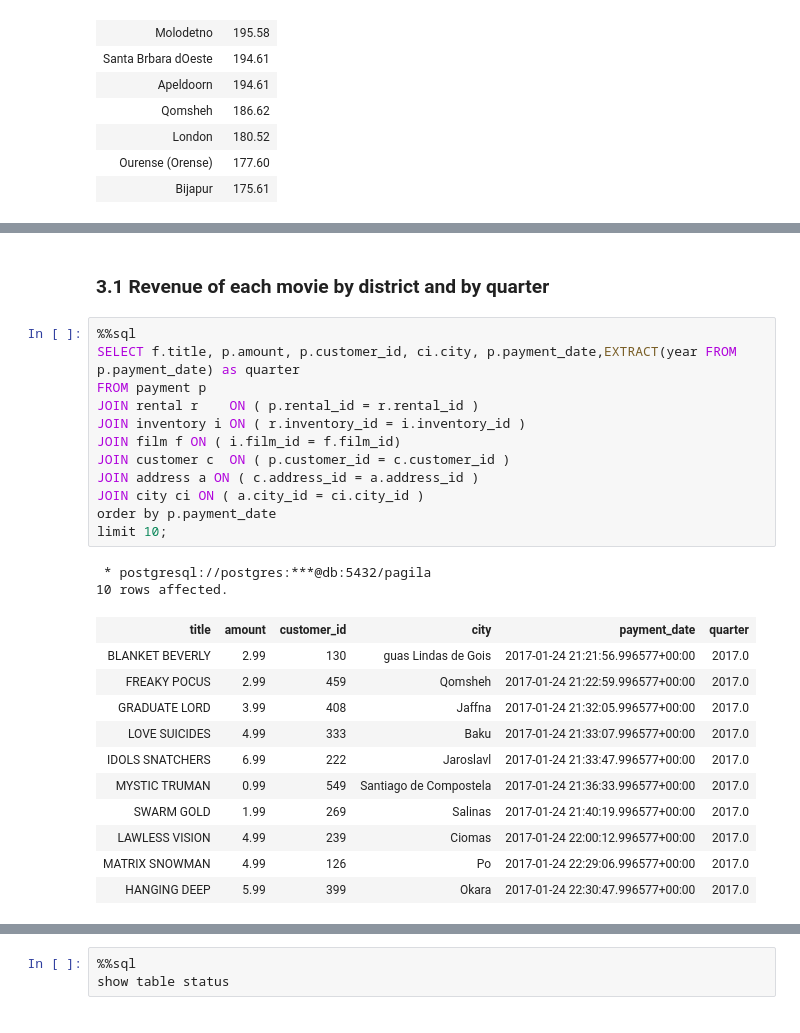
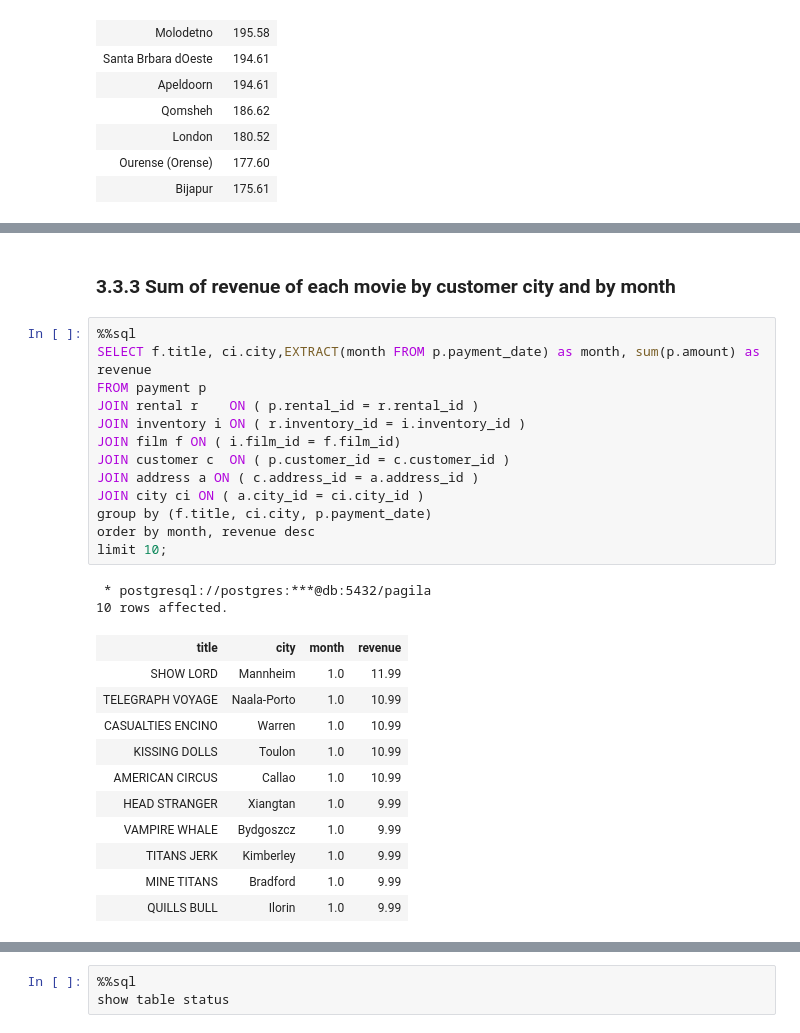
Before and after one commit to novelari/hello_dwh, a Jupyter notebook: scripts/Demo01-3NF_Schema_Exploration.ipynb, the cells around one changed output, grey strips where cells are left out. Saved outputs shown, nothing was run; the diff lists cells and outputs as text.

```diff
--- a/scripts/Demo01-3NF_Schema_Exploration.ipynb
+++ b/scripts/Demo01-3NF_Schema_Exploration.ipynb
@@ -281,28 +333,29 @@ limit 10;
 # %% [markdown]
-### 3.1 Revenue of each movie by district and by quarter
+### 3.3.3 Sum of revenue of each movie by customer city and by month
 # %%
 %%sql
-SELECT f.title, p.amount, p.customer_id, ci.city, p.payment_date,EXTRACT(year FROM p.payment_date) as quarter
+SELECT f.title, ci.city,EXTRACT(month FROM p.payment_date) as month, sum(p.amount) as revenue
 FROM payment p
 JOIN rental r    ON ( p.rental_id = r.rental_id )
 JOIN inventory i ON ( r.inventory_id = i.inventory_id )
 JOIN film f ON ( i.film_id = f.film_id)
 JOIN customer c  ON ( p.customer_id = c.customer_id )
 JOIN address a ON ( c.address_id = a.address_id )
 JOIN city ci ON ( a.city_id = ci.city_id )
-order by p.payment_date
+group by (f.title, ci.city, p.payment_date)
+order by month, revenue desc
 limit 10;
 # %% [output]
  * postgresql://postgres:***@db:5432/pagila
 10 rows affected.
-| title | amount | customer_id | city | payment_date | quarter |
-| BLANKET BEVERLY | 2.99 | 130 | guas Lindas de Gois | 2017-01-24 21:21:56.996577+00:00 | 2017.0 |
-| FREAKY POCUS | 2.99 | 459 | Qomsheh | 2017-01-24 21:22:59.996577+00:00 | 2017.0 |
-| GRADUATE LORD | 3.99 | 408 | Jaffna | 2017-01-24 21:32:05.996577+00:00 | 2017.0 |
-| LOVE SUICIDES | 4.99 | 333 | Baku | 2017-01-24 21:33:07.996577+00:00 | 2017.0 |
-| IDOLS SNATCHERS | 6.99 | 222 | Jaroslavl | 2017-01-24 21:33:47.996577+00:00 | 2017.0 |
-| MYSTIC TRUMAN | 0.99 | 549 | Santiago de Compostela | 2017-01-24 21:36:33.996577+00:00 | 2017.0 |
-| SWARM GOLD | 1.99 | 269 | Salinas | 2017-01-24 21:40:19.996577+00:00 | 2017.0 |
-| LAWLESS VISION | 4.99 | 239 | Ciomas | 2017-01-24 22:00:12.996577+00:00 | 2017.0 |
-| MATRIX SNOWMAN | 4.99 | 126 | Po | 2017-01-24 22:29:06.996577+00:00 | 2017.0 |
-| HANGING DEEP | 5.99 | 399 | Okara | 2017-01-24 22:30:47.996577+00:00 | 2017.0 |
+| title | city | month | revenue |
+| SHOW LORD | Mannheim | 1.0 | 11.99 |
+| TELEGRAPH VOYAGE | Naala-Porto | 1.0 | 10.99 |
+| CASUALTIES ENCINO | Warren | 1.0 | 10.99 |
+| KISSING DOLLS | Toulon | 1.0 | 10.99 |
+| AMERICAN CIRCUS | Callao | 1.0 | 10.99 |
+| HEAD STRANGER | Xiangtan | 1.0 | 9.99 |
+| VAMPIRE WHALE | Bydgoszcz | 1.0 | 9.99 |
+| TITANS JERK | Kimberley | 1.0 | 9.99 |
+| MINE TITANS | Bradford | 1.0 | 9.99 |
+| QUILLS BULL | Ilorin | 1.0 | 9.99 |
```
Also changed, not shown: parts of 27 cells of this notebook.
